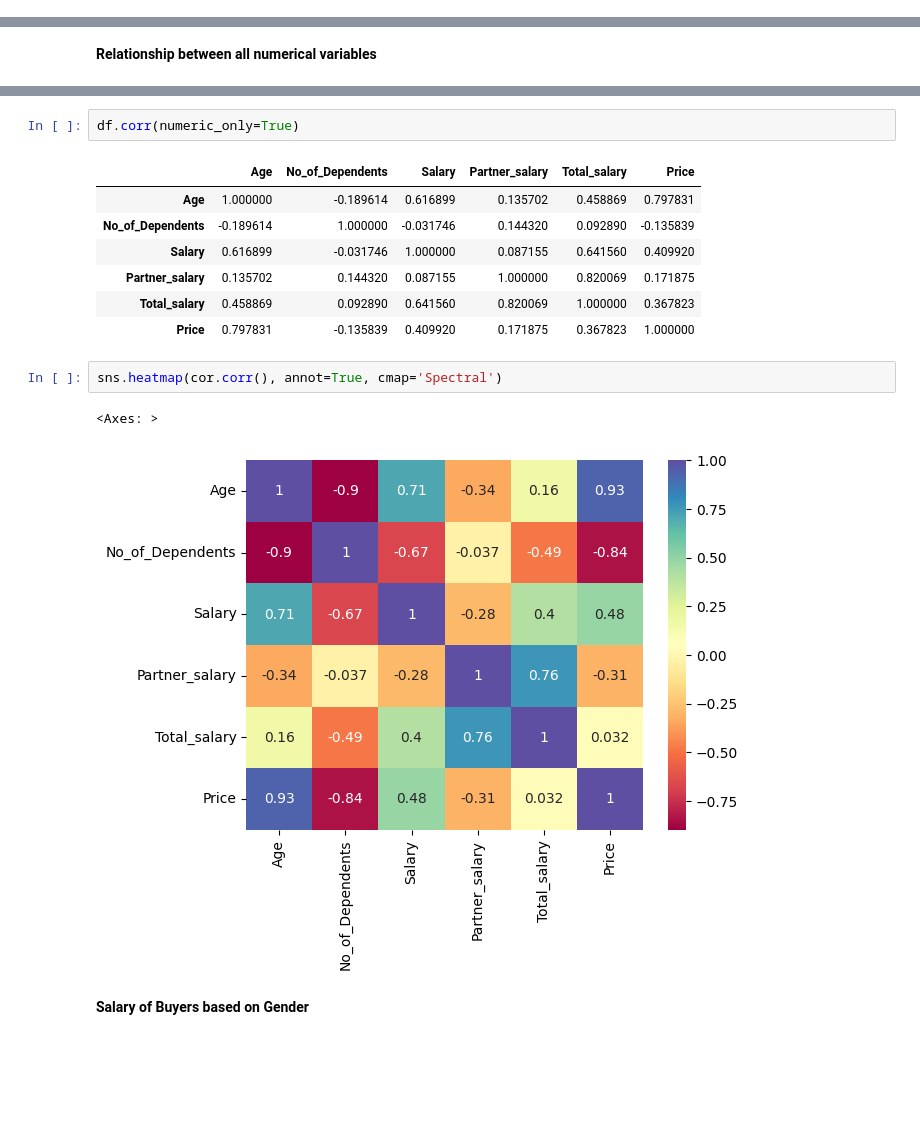
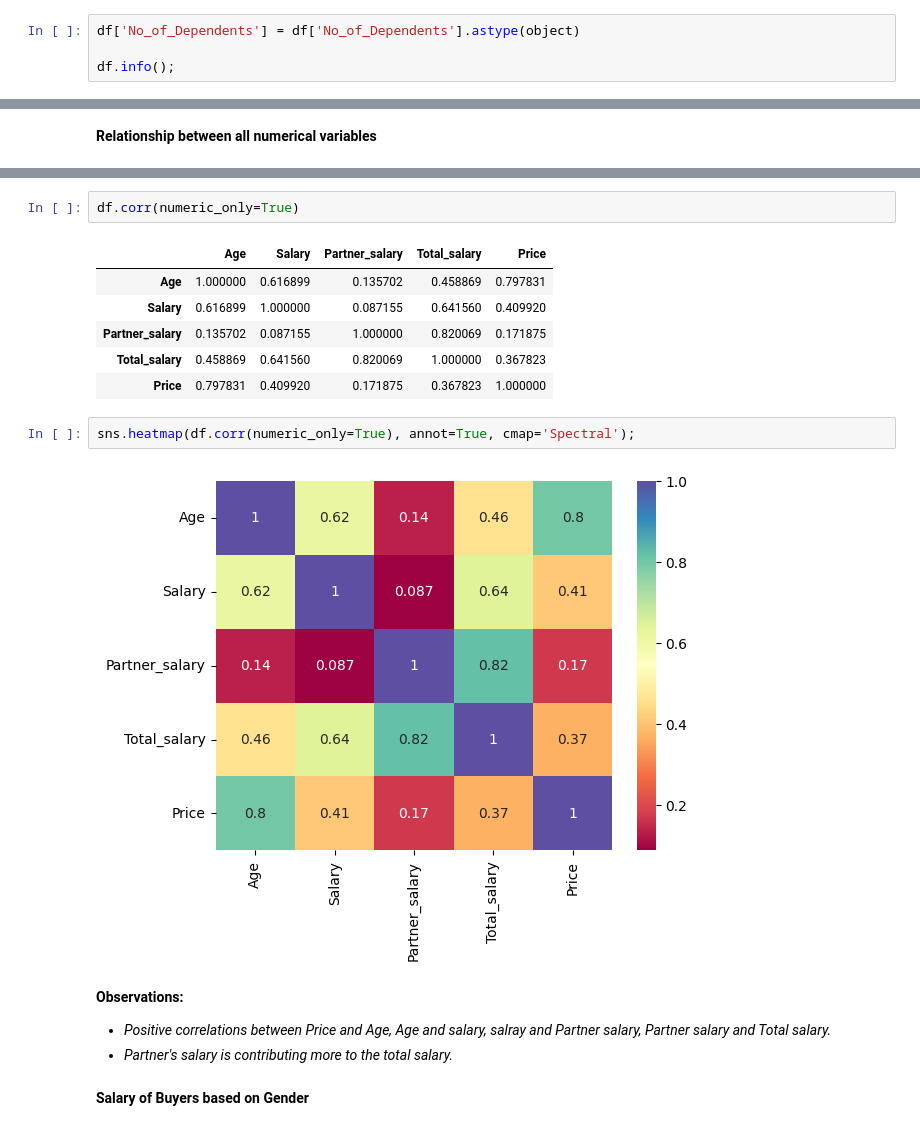
Before and after one commit to sijojoy186/LearnPython, a Jupyter notebook: Projects/AustoAutomobiles.ipynb, the cells around one changed output, grey strips where cells are left out. Cells and saved outputs as stored; diff of their text form; blank space fills up the shorter version.

```diff
--- a/Projects/AustoAutomobiles.ipynb
+++ b/Projects/AustoAutomobiles.ipynb
@@ -84,0 +92,4 @@ memory usage: 173.1+ KB
+# %%
+df['No_of_Dependents'] = df['No_of_Dependents'].astype(object)
+
+df.info();
@@ -377,18 +411,20 @@ sns.pairplot(data=df, diag_kind="kde",corner=True);
 # %%
 df.corr(numeric_only=True)
 # %% [output]
-|  | Age | No_of_Dependents | Salary | Partner_salary | Total_salary | Price |
-| Age | 1.000000 | -0.189614 | 0.616899 | 0.135702 | 0.458869 | 0.797831 |
-| No_of_Dependents | -0.189614 | 1.000000 | -0.031746 | 0.144320 | 0.092890 | -0.135839 |
-| Salary | 0.616899 | -0.031746 | 1.000000 | 0.087155 | 0.641560 | 0.409920 |
-| Partner_salary | 0.135702 | 0.144320 | 0.087155 | 1.000000 | 0.820069 | 0.171875 |
-| Total_salary | 0.458869 | 0.092890 | 0.641560 | 0.820069 | 1.000000 | 0.367823 |
-| Price | 0.797831 | -0.135839 | 0.409920 | 0.171875 | 0.367823 | 1.000000 |
+|  | Age | Salary | Partner_salary | Total_salary | Price |
+| Age | 1.000000 | 0.616899 | 0.135702 | 0.458869 | 0.797831 |
+| Salary | 0.616899 | 1.000000 | 0.087155 | 0.641560 | 0.409920 |
+| Partner_salary | 0.135702 | 0.087155 | 1.000000 | 0.820069 | 0.171875 |
+| Total_salary | 0.458869 | 0.641560 | 0.820069 | 1.000000 | 0.367823 |
+| Price | 0.797831 | 0.409920 | 0.171875 | 0.367823 | 1.000000 |
 # %%
-sns.heatmap(cor.corr(), annot=True, cmap='Spectral')
+sns.heatmap(df.corr(numeric_only=True), annot=True, cmap='Spectral');
 # %% [output]
-<Axes: >
-[figure, old version]
+[figure, new version]
+# %% [markdown]
+**Observations:**
+* *Positive correlations between Price and Age, Age and salary, salray and Partner salary, Partner salary and Total salary.*
+* *Partner's salary is contributing more to the total salary.*
 # %% [markdown]
 **Salary of Buyers based on Gender**
 # %%
```
Also changed, not shown: parts of 48 cells of this notebook.
